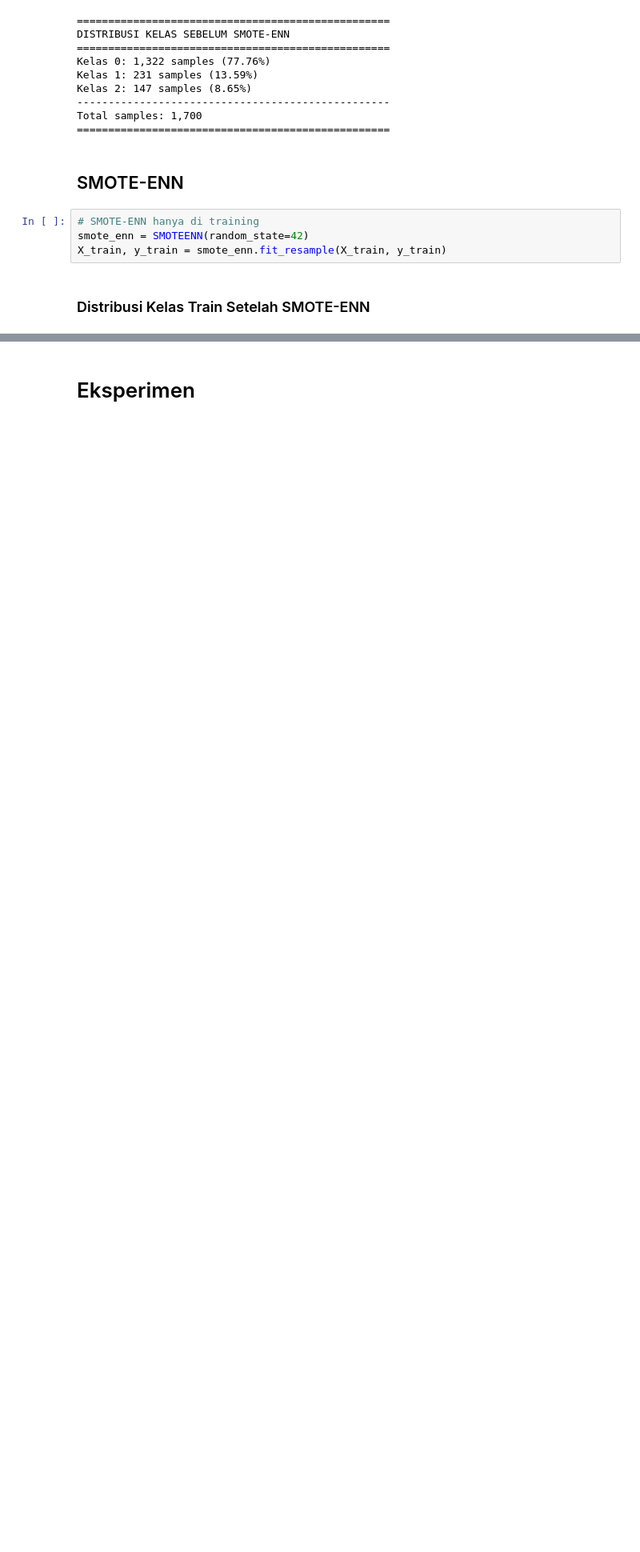
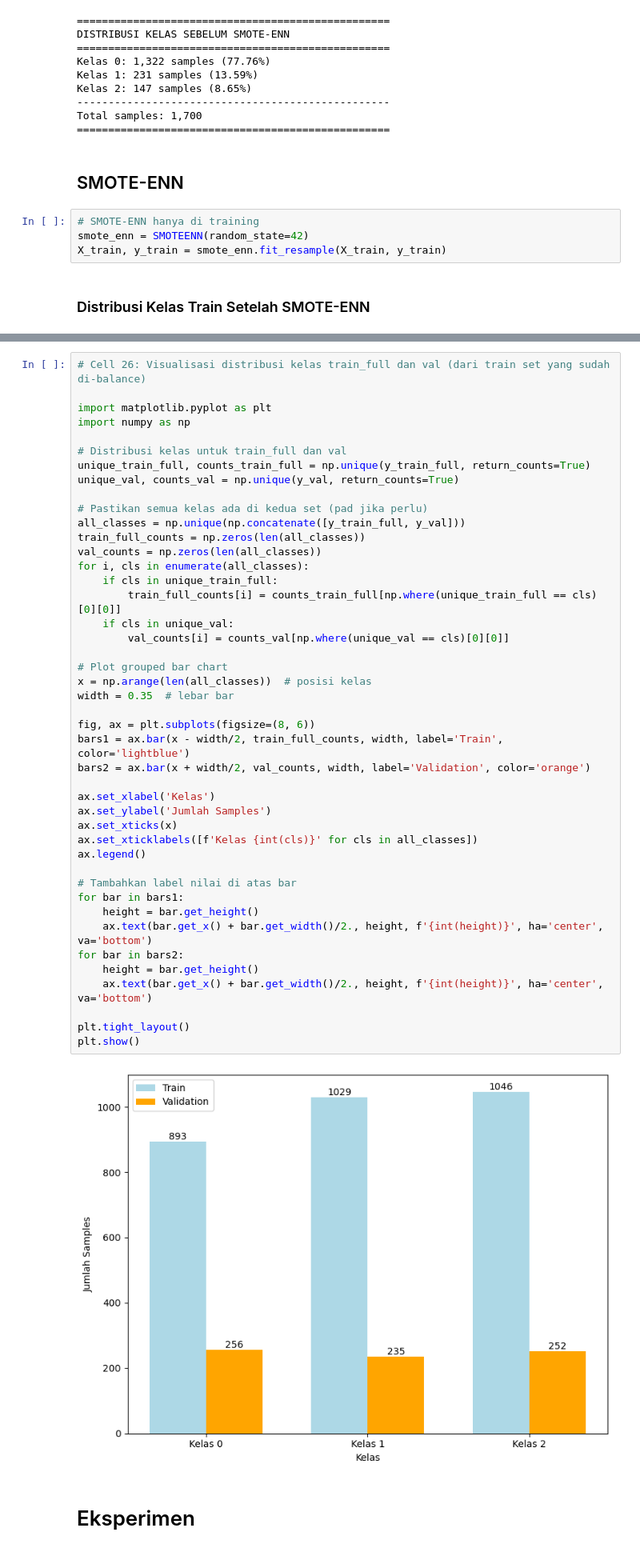
Before and after one commit to wildanjr19/5th-college, a Jupyter notebook: Jaringan Syaraf Tiruan/project/Classification_Fetal.ipynb, the cells around one changed output, grey strips where cells are left out. Shown: that part at 80% size. Drawn from its saved outputs; the diff is of its cells as text; blank space fills up the shorter version.

```diff
--- a/Jaringan Syaraf Tiruan/project/Classification_Fetal.ipynb
+++ b/Jaringan Syaraf Tiruan/project/Classification_Fetal.ipynb
@@ -132,3 +201,49 @@ X_test = scaler.transform(X_test)
+# %%
+# Cell 26: Visualisasi distribusi kelas train_full dan val (dari train set yang sudah di-balance)
+
+import matplotlib.pyplot as plt
+import numpy as np
+
+# Distribusi kelas untuk train_full dan val
+unique_train_full, counts_train_full = np.unique(y_train_full, return_counts=True)
+unique_val, counts_val = np.unique(y_val, return_counts=True)
+
+# Pastikan semua kelas ada di kedua set (pad jika perlu)
+all_classes = np.unique(np.concatenate([y_train_full, y_val]))
+train_full_counts = np.zeros(len(all_classes))
+val_counts = np.zeros(len(all_classes))
+for i, cls in enumerate(all_classes):
+    if cls in unique_train_full:
+        train_full_counts[i] = counts_train_full[np.where(unique_train_full == cls)[0][0]]
+    if cls in unique_val:
+        val_counts[i] = counts_val[np.where(unique_val == cls)[0][0]]
+
+# Plot grouped bar chart
+x = np.arange(len(all_classes))  # posisi kelas
+width = 0.35  # lebar bar
+
+fig, ax = plt.subplots(figsize=(8, 6))
+bars1 = ax.bar(x - width/2, train_full_counts, width, label='Train', color='lightblue')
+bars2 = ax.bar(x + width/2, val_counts, width, label='Validation', color='orange')
+
+ax.set_xlabel('Kelas')
+ax.set_ylabel('Jumlah Samples')
+ax.set_xticks(x)
+ax.set_xticklabels([f'Kelas {int(cls)}' for cls in all_classes])
+ax.legend()
+
+# Tambahkan label nilai di atas bar
+for bar in bars1:
+    height = bar.get_height()
+    ax.text(bar.get_x() + bar.get_width()/2., height, f'{int(height)}', ha='center', va='bottom')
+for bar in bars2:
+    height = bar.get_height()
+    ax.text(bar.get_x() + bar.get_width()/2., height, f'{int(height)}', ha='center', va='bottom')
+
+plt.tight_layout()
+plt.show()
+# %% [output]
+[figure, added]
 # %% [markdown]
 # Eksperimen
 # %%
```
Also changed, not shown: parts of 25 cells of this notebook.
